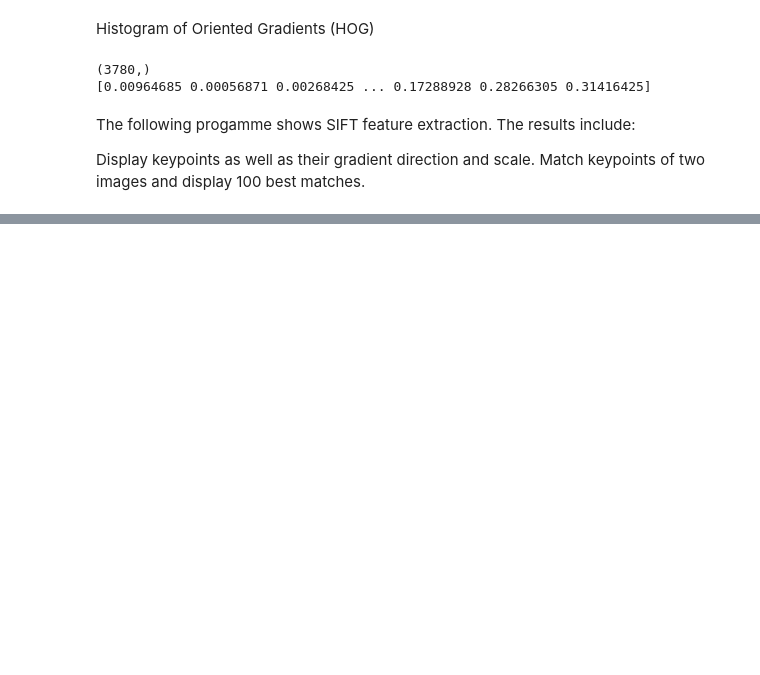
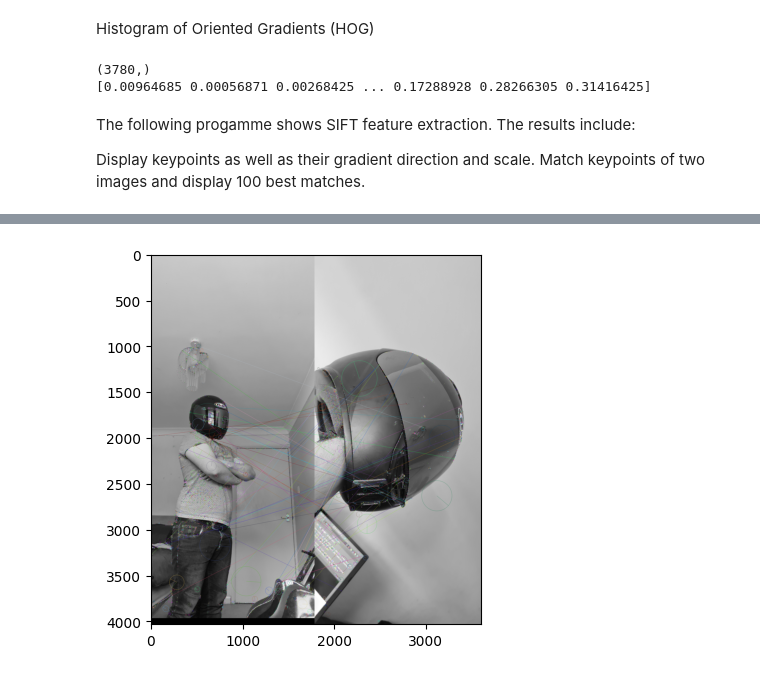
Before and after one commit to HRH00/Computer-Vision, a Jupyter notebook: Labs/Week 5/HOG.ipynb, the cells around one changed output, grey strips where cells are left out. Drawn from its saved outputs; the diff is of its cells as text; code cells hidden in the pictures; blank space fills up the shorter version.

```diff
--- a/Labs/Week 5/HOG.ipynb
+++ b/Labs/Week 5/HOG.ipynb
@@ -44,0 +87,52 @@ while True:
+# %%
+import numpy as np
+import matplotlib.pyplot as plt
+
+cv2.namedWindow("SIFT")
+cv2.namedWindow("SIFT-Matching")
+img1 = cv2.imread("image3.jpg")
+img2= cv2.imread("image4.jpg")
+
+cv2.imshow("Original Image 1", img1) # This wll open an independent window
+cv2.imshow("Original Image 2", img2) # This wll open an independent window
+
+gray1= cv2.cvtColor(img1,cv2.COLOR_BGR2GRAY)
+gray2= cv2.cvtColor(img2,cv2.COLOR_BGR2GRAY)
+
+sift = cv2.SIFT_create()
+kp1, des1 = sift.detectAndCompute(img1,None)
+kp2, des2 = sift.detectAndCompute(img2,None)
+
+
+img1=cv2.drawKeypoints(gray1,kp1,img1,flags=cv2.DRAW_MATCHES_FLAGS_DRAW_RICH_KEYPOINTS)
+img2=cv2.drawKeypoints(gray2,kp2,img2,flags=cv2.DRAW_MATCHES_FLAGS_DRAW_RICH_KEYPOINTS)
+
+cv2.imshow("Key Points 1", img1) # This wll open an independent window
+cv2.imshow("Key Points 2", img2) # This wll open an independent window
+
+
+
+
+# BFMatcher with default params
+bf = cv2.BFMatcher()
+matches = bf.knnMatch(des1,des2,k=2)
+# Apply ratio test
+good = []
+for m,n in matches:
+    if m.distance < 0.75*n.distance:
+        good.append([m])
+# cv.drawMatchesKnn expects list of lists as matches.
+
+
+
+img3 = cv2.drawMatchesKnn(img1,kp1,img2,kp2,good,None,flags=cv2.DrawMatchesFlags_NOT_DRAW_SINGLE_POINTS)
+plt.imshow(img3),plt.show()
+
+
+
+while True:
+    if cv2.waitKey(1) & 0xFF==ord('q'): # quit when 'q' is pressed
+        cv2.destroyAllWindows()
+        break
+# %% [output]
+[figure, added]
```
Also changed, not shown: parts of 2 cells of this notebook.
